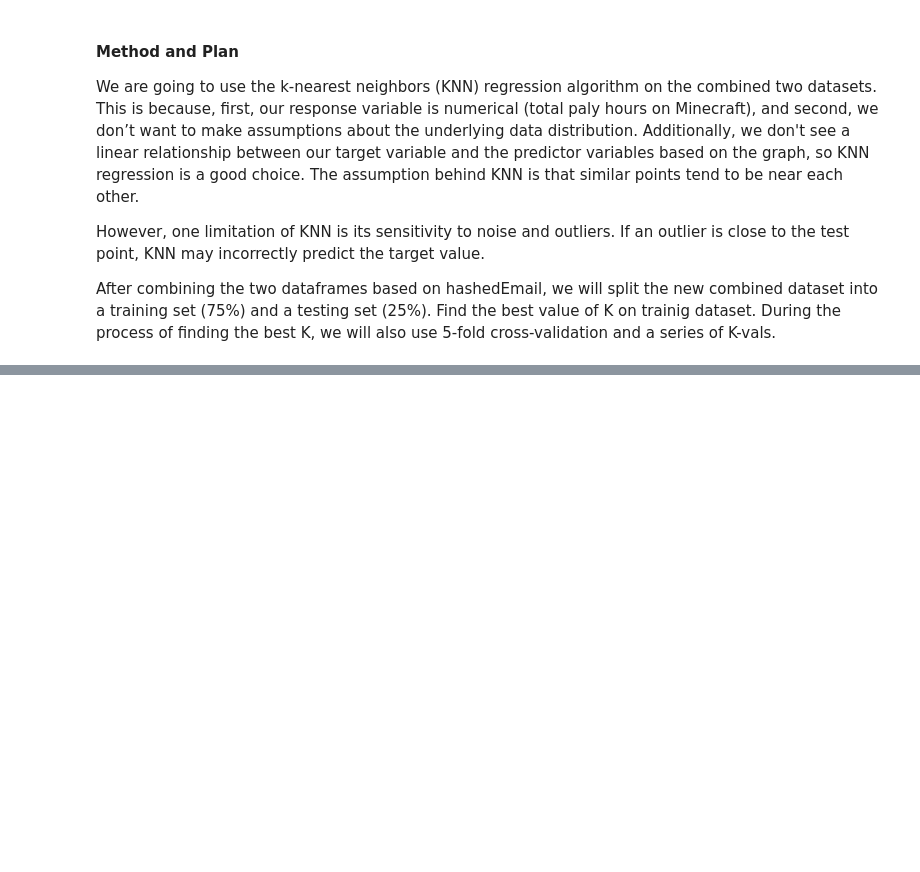
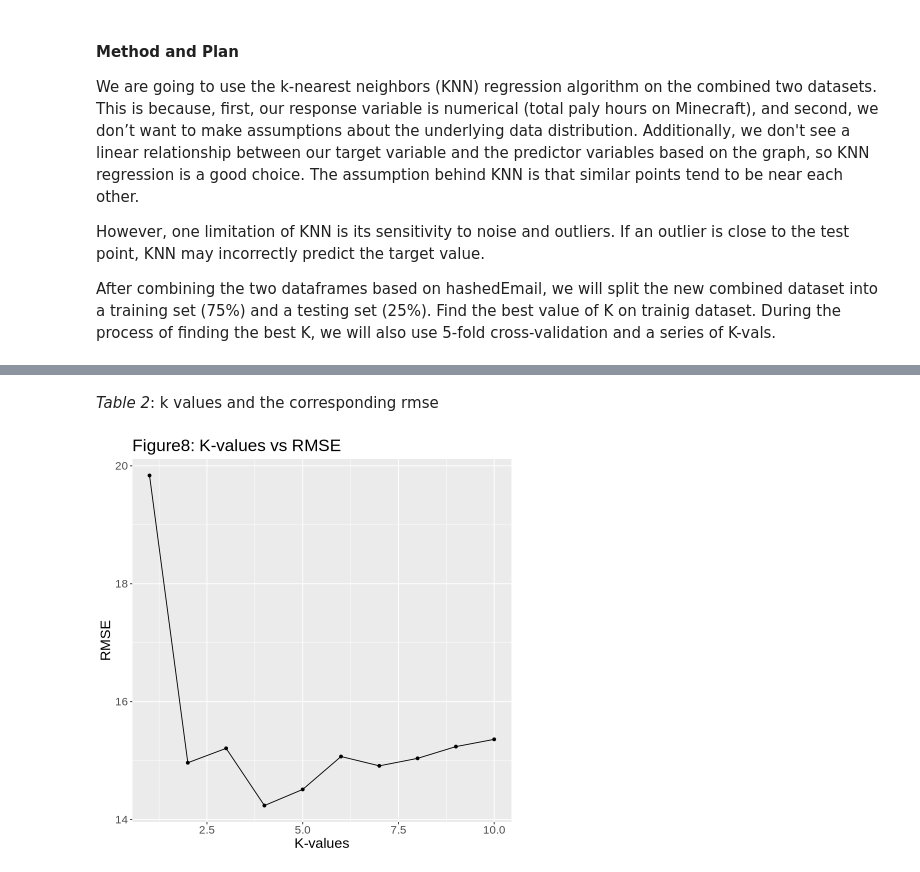
Before and after one commit to yli339/DSCI-Individual, a Jupyter notebook: Group Project.ipynb, the cells around one changed output, grey strips where cells are left out. Saved outputs shown, nothing was run; the diff lists cells and outputs as text; code cells hidden in the pictures; blank space fills up the shorter version.

```diff
--- a/Group Project.ipynb
+++ b/Group Project.ipynb
@@ -225,0 +257,6 @@ A tibble: 1 × 11
+# %%
+player_k <- player_wkflw |>
+  tune_grid(resamples = player_vfold, grid = gridvals) |>
+  collect_metrics() |>
+  filter(.metric == "rmse")
+player_k
@@ -226 +277,9 @@ A tibble: 1 × 11
+# %% [markdown]
+*Table 2*: k values and the corresponding rmse
+# %%
+kplot<-ggplot(player_k,aes(x = neighbors,y=mean))+geom_point()+geom_line()+labs(x = "K-values",y="RMSE")+
+ggtitle("Figure8: K-values vs RMSE")+theme(text=element_text(size=17))
+kplot
+# %% [output]
+[figure, added]
 # %%
```
Also changed, not shown: parts of 17 cells of this notebook.
